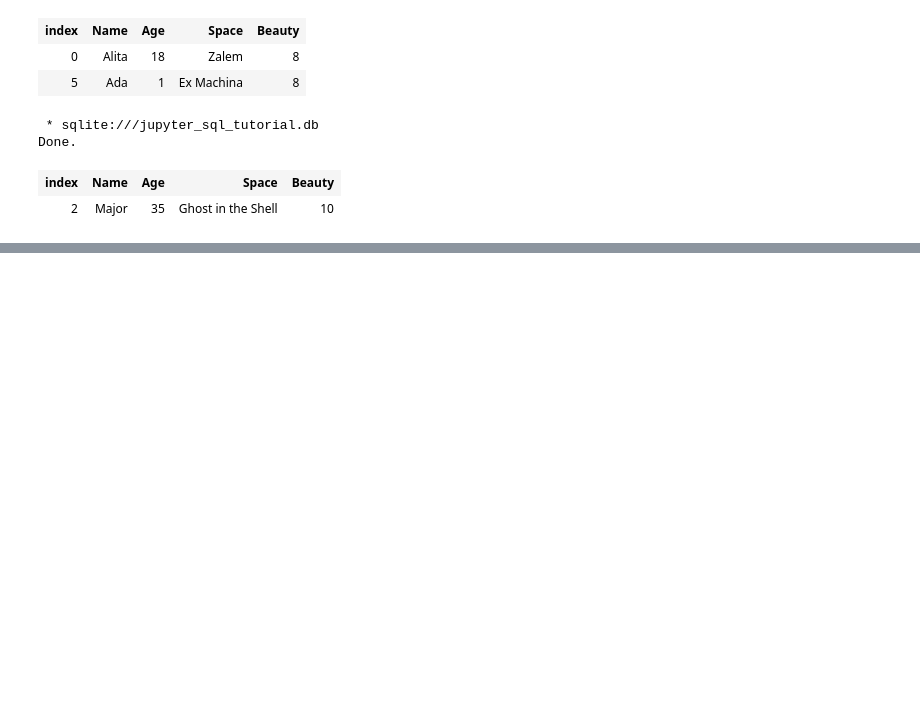
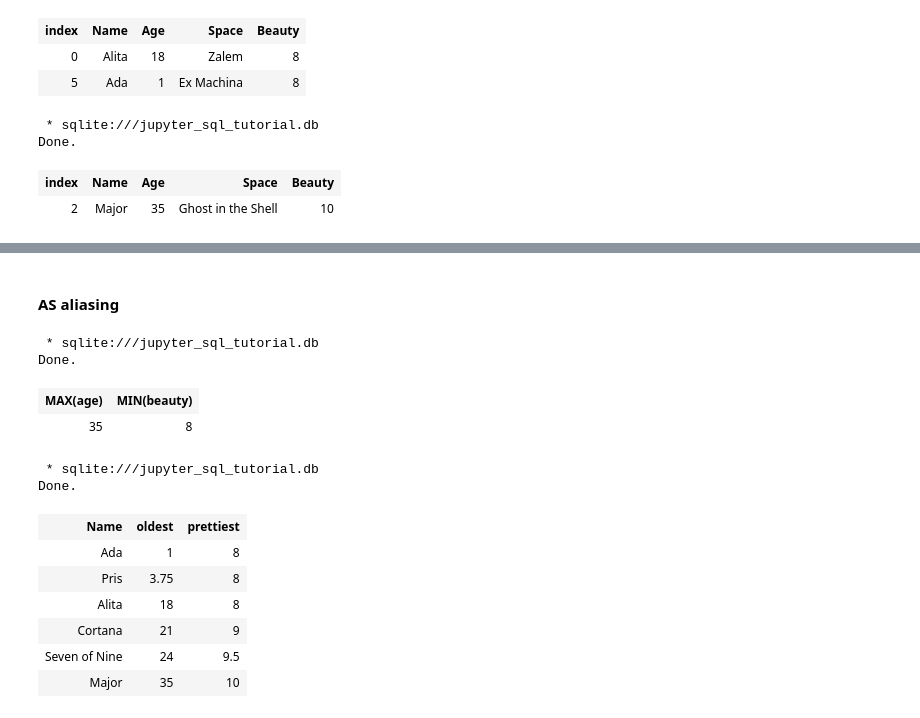
Before and after one commit to Tierra7/D211_Advanced_Data_Acquisition, a Jupyter notebook: DataCamp/D205/Intro_to_SQL.ipynb, the cells around one changed output, grey strips where cells are left out. Cells and saved outputs as stored; diff of their text form; code cells hidden in the pictures; blank space fills up the shorter version.

```diff
--- a/DataCamp/D205/Intro_to_SQL.ipynb
+++ b/DataCamp/D205/Intro_to_SQL.ipynb
@@ -385,0 +448,29 @@ Done.
+# %% [markdown]
+#### AS aliasing
+# %%
+%%sql
+
+SELECT MAX(age), MIN(beauty)
+FROM sheborgs;
+# %% [output]
+ * sqlite:///jupyter_sql_tutorial.db
+Done.
+| MAX(age) | MIN(beauty) |
+| 35 | 8 |
+# %%
+%%sql
+
+SELECT name, MAX(age) AS oldest,
+MIN(beauty) AS prettiest
+FROM sheborgs
+GROUP BY age;
+# %% [output]
+ * sqlite:///jupyter_sql_tutorial.db
+Done.
+| Name | oldest | prettiest |
+| Ada | 1 | 8 |
+| Pris | 3.75 | 8 |
+| Alita | 18 | 8 |
+| Cortana | 21 | 9 |
+| Seven of Nine | 24 | 9.5 |
+| Major | 35 | 10 |
```
Also changed, not shown: parts of 16 cells of this notebook.
